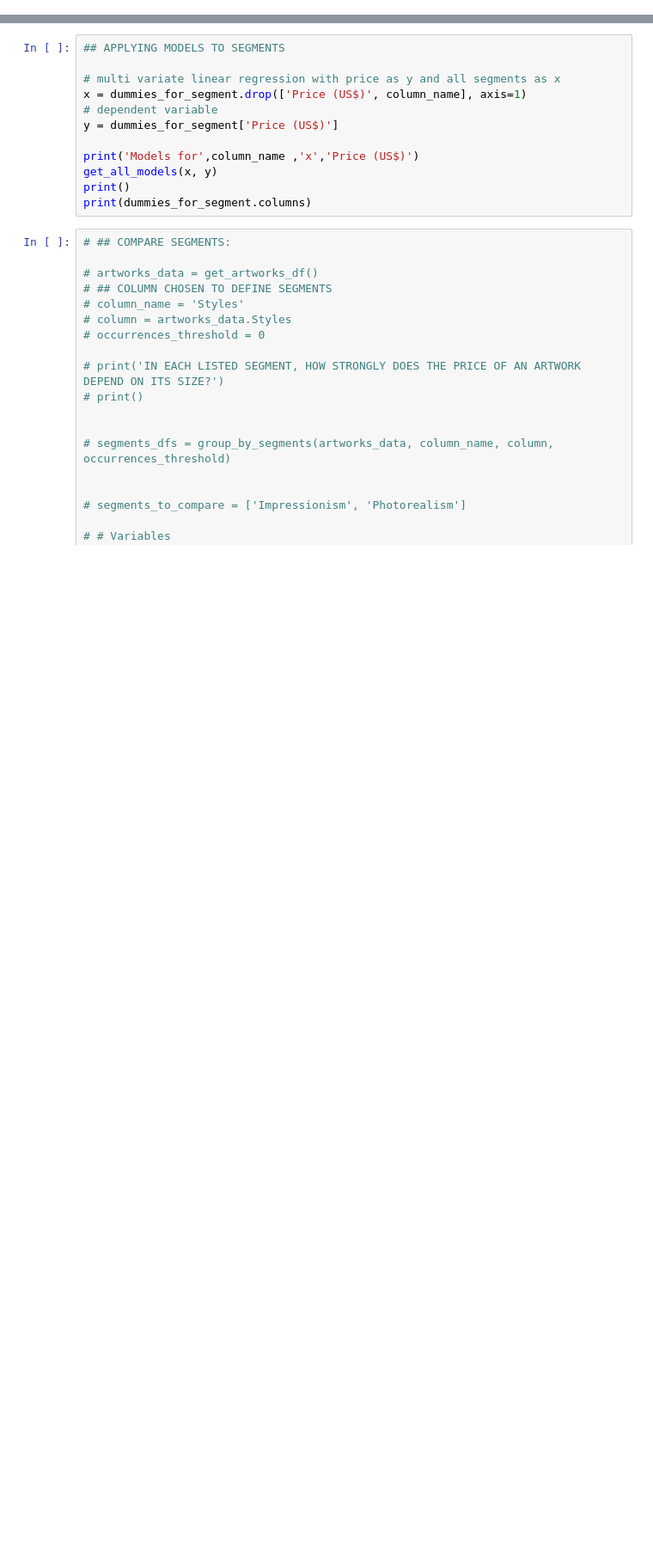
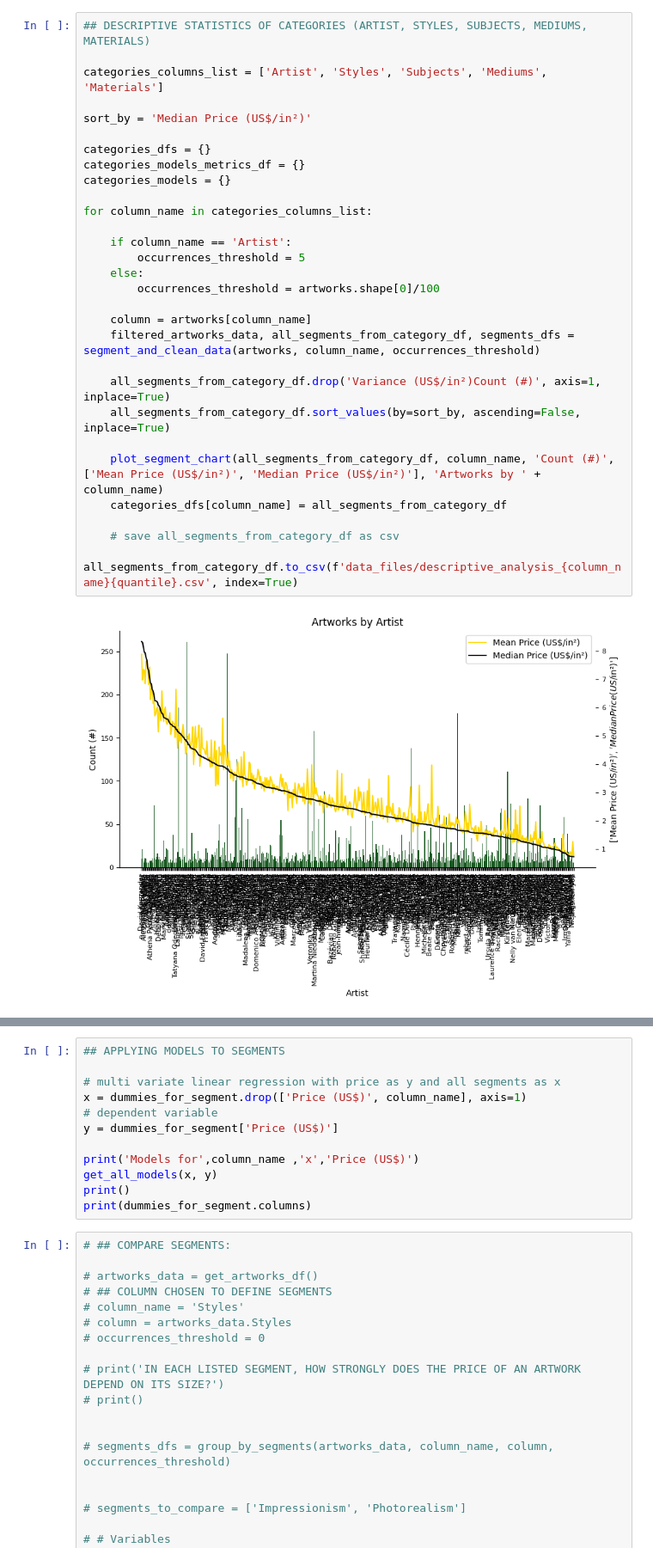
Before and after one commit to cryptogazzetta/Arte, a Jupyter notebook: analysis/saatchi_explore_artworks.ipynb, the cells around one changed output, grey strips where cells are left out. Shown at 86% size. Cells and saved outputs as stored; diff of their text form; blank space fills up the shorter version.

```diff
--- a/analysis/saatchi_explore_artworks.ipynb
+++ b/analysis/saatchi_explore_artworks.ipynb
@@ -625,0 +442,31 @@ for column_name in columns_names:
+# %%
+## DESCRIPTIVE STATISTICS OF CATEGORIES (ARTIST, STYLES, SUBJECTS, MEDIUMS, MATERIALS)
+
+categories_columns_list = ['Artist', 'Styles', 'Subjects', 'Mediums', 'Materials']
+
+sort_by = 'Median Price (US$/in²)'
+
+categories_dfs = {}
+categories_models_metrics_df = {}
+categories_models = {}
+
+for column_name in categories_columns_list:
+
+    if column_name == 'Artist':
+        occurrences_threshold = 5
+    else:
+        occurrences_threshold = artworks.shape[0]/100
+
+    column = artworks[column_name]
+    filtered_artworks_data, all_segments_from_category_df, segments_dfs = segment_and_clean_data(artworks, column_name, occurrences_threshold)
+
+    all_segments_from_category_df.drop('Variance (US$/in²)Count (#)', axis=1, inplace=True)
+    all_segments_from_category_df.sort_values(by=sort_by, ascending=False, inplace=True)
+
+    plot_segment_chart(all_segments_from_category_df, column_name, 'Count (#)', ['Mean Price (US$/in²)', 'Median Price (US$/in²)'], 'Artworks by ' + column_name)
+    categories_dfs[column_name] = all_segments_from_category_df
+
+    # save all_segments_from_category_df as csv
+    all_segments_from_category_df.to_csv(f'data_files/descriptive_analysis_{column_name}{quantile}.csv', index=True)
+# %% [output]
+[figure, added]
```
Also changed, not shown: parts of 37 cells of this notebook, 7 other files.
